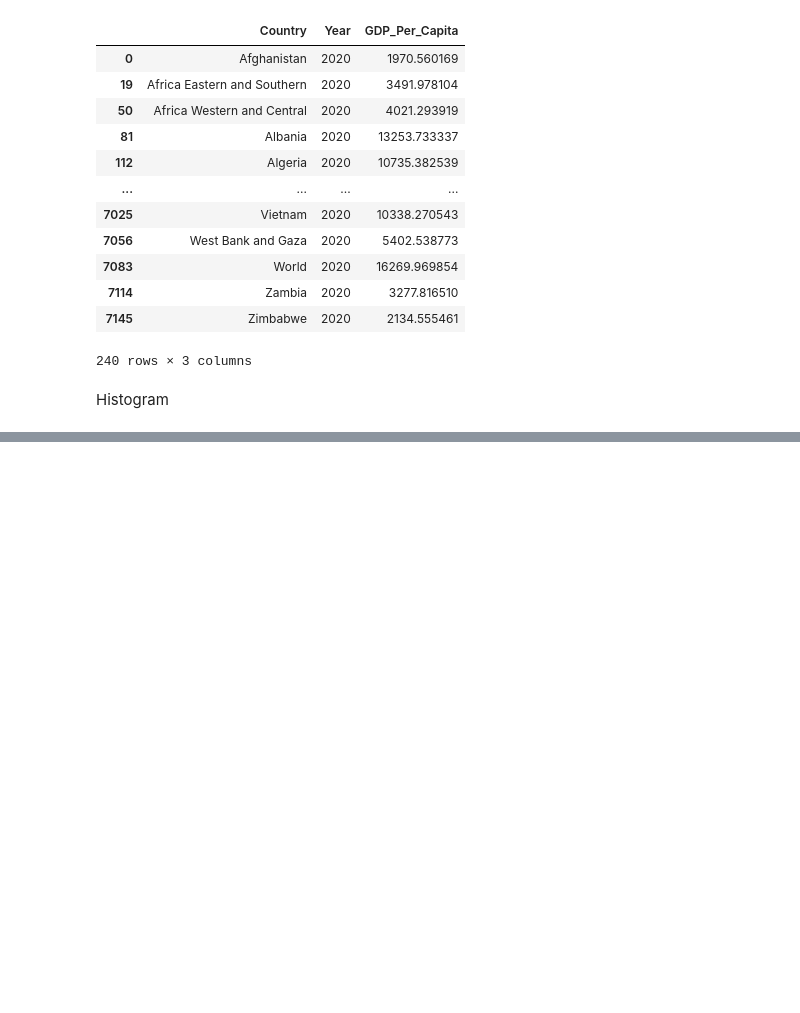
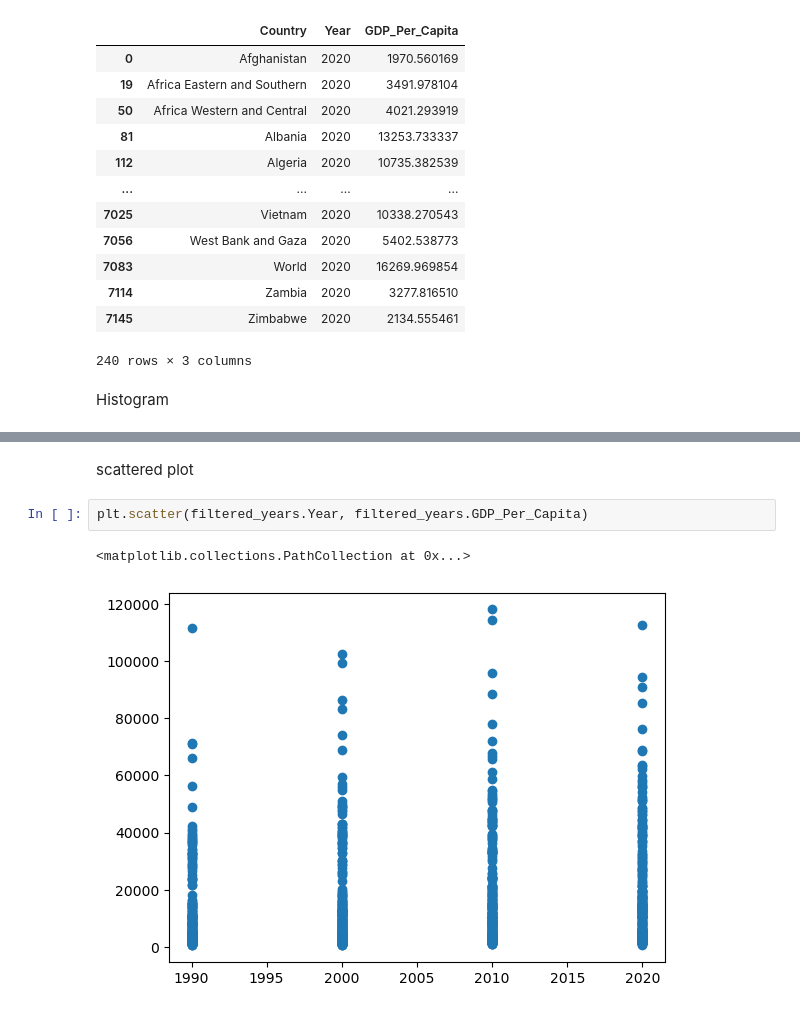
Before and after one commit to NSS-Full-Time-Data-Analytics-11/un-project-roaayousif, a Jupyter notebook: notebooks/un_project .ipynb, the cells around one changed output, grey strips where cells are left out. Cells and saved outputs as stored; diff of their text form; blank space fills up the shorter version.

```diff
--- a/notebooks/un_project .ipynb
+++ b/notebooks/un_project .ipynb
@@ -188,0 +227,7 @@ SyntaxError: incomplete input (1559901130.py, line 1)
+# %% [markdown]
+scattered plot
+# %%
+plt.scatter(filtered_years.Year, filtered_years.GDP_Per_Capita)
+# %% [output]
+<matplotlib.collections.PathCollection at 0x...>
+[figure, added]
```
Also changed, not shown: parts of 53 cells of this notebook.
